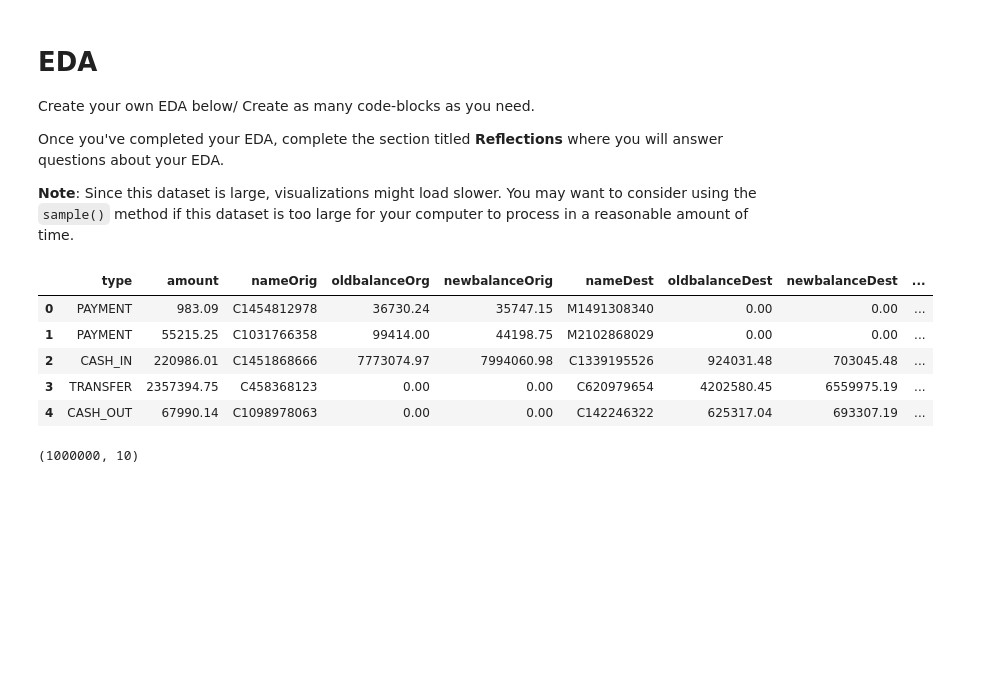
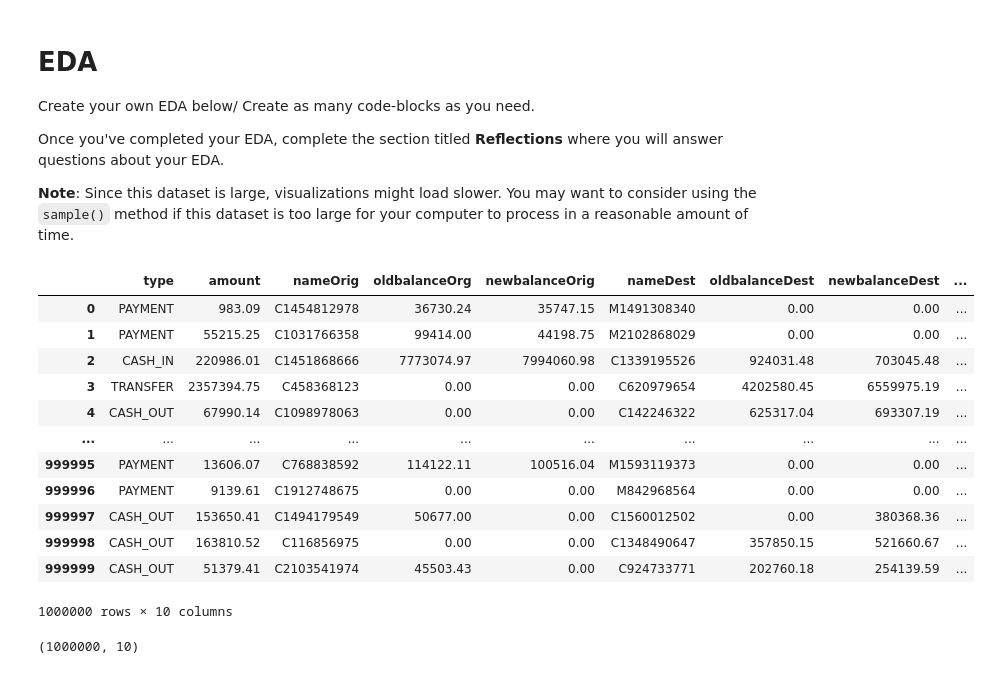
Before and after one commit to yuzchen7/detect-fraud, a Jupyter notebook: notebooks/eda.ipynb, the cells around one changed output. Drawn from its saved outputs; the diff is of its cells as text; code cells hidden in the pictures; blank space fills up the shorter version.

```diff
--- a/notebooks/eda.ipynb
+++ b/notebooks/eda.ipynb
@@ -14,15 +14,21 @@ import seaborn as sns
 import matplotlib.pyplot as plt
 # %%
 # import data
-transactions = pd.read_csv("../data/bank_transactions.csv")
-
-transactions.head()
+transactions_df = pd.read_csv("../data/bank_transactions.csv")
+transactions_df
 # %% [output]
 |  | type | amount | nameOrig | oldbalanceOrg | newbalanceOrig | nameDest | oldbalanceDest | newbalanceDest | ... |
 | 0 | PAYMENT | 983.09 | C1454812978 | 36730.24 | 35747.15 | M1491308340 | 0.00 | 0.00 | ... |
 | 1 | PAYMENT | 55215.25 | C1031766358 | 99414.00 | 44198.75 | M2102868029 | 0.00 | 0.00 | ... |
 | 2 | CASH_IN | 220986.01 | C1451868666 | 7773074.97 | 7994060.98 | C1339195526 | 924031.48 | 703045.48 | ... |
 | 3 | TRANSFER | 2357394.75 | C458368123 | 0.00 | 0.00 | C620979654 | 4202580.45 | 6559975.19 | ... |
 | 4 | CASH_OUT | 67990.14 | C1098978063 | 0.00 | 0.00 | C142246322 | 625317.04 | 693307.19 | ... |
+| ... | ... | ... | ... | ... | ... | ... | ... | ... | ... |
+| 999995 | PAYMENT | 13606.07 | C768838592 | 114122.11 | 100516.04 | M1593119373 | 0.00 | 0.00 | ... |
+| 999996 | PAYMENT | 9139.61 | C1912748675 | 0.00 | 0.00 | M842968564 | 0.00 | 0.00 | ... |
+| 999997 | CASH_OUT | 153650.41 | C1494179549 | 50677.00 | 0.00 | C1560012502 | 0.00 | 380368.36 | ... |
+| 999998 | CASH_OUT | 163810.52 | C116856975 | 0.00 | 0.00 | C1348490647 | 357850.15 | 521660.67 | ... |
+| 999999 | CASH_OUT | 51379.41 | C2103541974 | 45503.43 | 0.00 | C924733771 | 202760.18 | 254139.59 | ... |
+1000000 rows × 10 columns
 # %%
 # TODO: view the shape of your data
```
Also changed, not shown: parts of 16 cells of this notebook.
